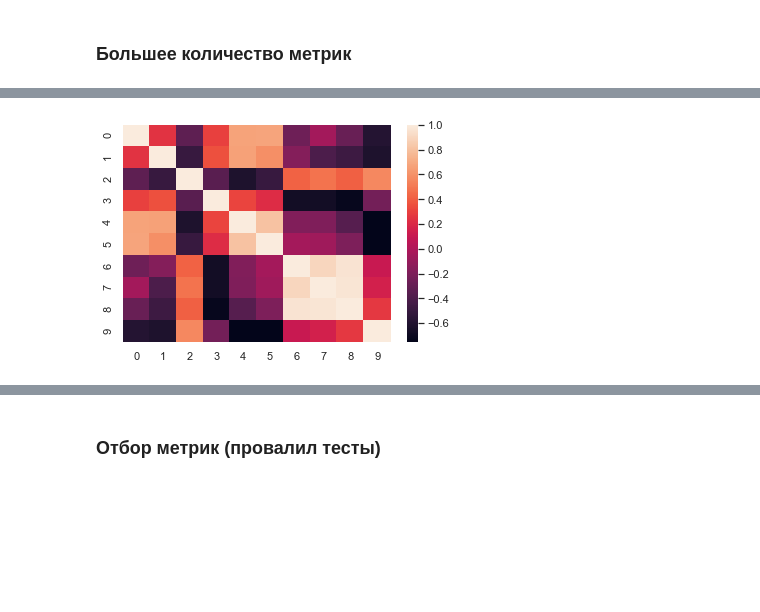
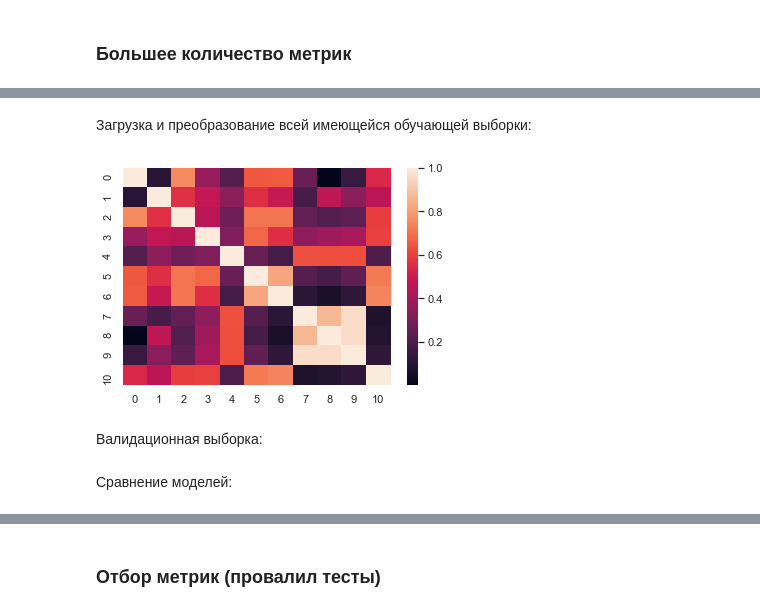
Before and after one commit to Indevem/medical-imaging-evaluation, a Jupyter notebook: model/in_progress_daria.ipynb, the cells around one changed output, grey strips where cells are left out. Cells and saved outputs as stored; diff of their text form; code cells hidden in the pictures; blank space fills up the shorter version.

```diff
--- a/model/in_progress_daria.ipynb
+++ b/model/in_progress_daria.ipynb
@@ -39,7 +47,7 @@ train_eval.head()
 # %%
 train_names = train_eval['Case'].to_numpy()
 test_names = test_eval['Case'].to_numpy()
-val_indices = np.random.choice(train_names.shape[0], 20, replace=False)
+val_indices = np.random.choice(train_names.shape[0], 10, replace=False)
 train_indices = [i for i in range(len(train_names)) if i not in val_indices]
 val_names = train_names[val_indices]
 train_names = train_names[train_indices]
@@ -114,33 +122,4 @@ plt.show()
 [figure]
 # %% [markdown]
 ## Подсчёт метрик и построение модели
-# %%
-def compute_metrics(ex, pred):
-    if ex.sum() == 0 and pred.sum() == 0:
-        return [0] * 8
-    elif ex.sum() == 0 or pred.sum() == 0:
-        return []
-    metrics = Metrics(ex, pred)
-    result = []
-    result.append(metrics.average_surface_distance())
-    result.append(metrics.dice_coefficient())
-    result.append(metrics.robust_hausdorff(0))
-    result.append(metrics.robust_hausdorff(50))
-    result.append(metrics.robust_hausdorff(100))
-    result.append(metrics.surface_overlap_tolerance())
-    result.append(metrics.dice_coefficient_tolerance())
-    final = []
-    for res in result:
-        if type(res) == tuple:
-            final.append(res[0])
-            final.append(res[1])
-        else:
-            final.append(res)
-    return final
-
-def make_dataframe(expert, predicted):
-    data = []
-    for i in range(len(expert)):
-        data.append(np.array(compute_metrics(expert[i], predicted[i])))
-    return pd.DataFrame(data)
 # %%
@@ -220,29 +282,33 @@ def bootstrap(model, X, y, k=200):
         model.fit(train_df, train_labels)
         scores.append(mean_absolute_error(model.predict(test_df), test_labels))
     return np.array(scores)
+# %% [markdown]
+Загрузка и преобразование всей имеющейся обучающей выборки:
 # %%
 X = [
     make_dataframe(expert_train, train_data[0]),
     make_dataframe(expert_train, train_data[1]),
     make_dataframe(expert_train, train_data[2])
 ]
 
 y = [
     train_label['Sample 1'],
     train_label['Sample 2'],
     train_label['Sample 3']
 ]
 
 X_df = pd.concat(X)
 X_df['label'] = np.concatenate(y)
 X_df = StandardScaler().fit_transform(X_df)
-sns.heatmap(pd.DataFrame(X_df).corr(method="spearman"))
+sns.heatmap(pd.DataFrame(X_df).corr(method="spearman").abs())
 
 for i in range(len(X)):
     X[i] = X[i].fillna(-1).to_numpy()
 #     X[i] = scaler.transform(X[i])
 # %% [output]
-[figure, old version]
+[figure, new version]
+# %% [markdown]
+Валидационная выборка:
 # %%
 train_df = np.concatenate(X)
 val_df = pd.concat([
@@ -261,5 +327,7 @@ val_labels = np.concatenate([
     val_label['Sample 2'],
     val_label['Sample 3']
 ])
+# %% [markdown]
+Сравнение моделей:
 # %%
 models = [
```
Also changed, not shown: parts of 27 cells of this notebook, 1 other file.
